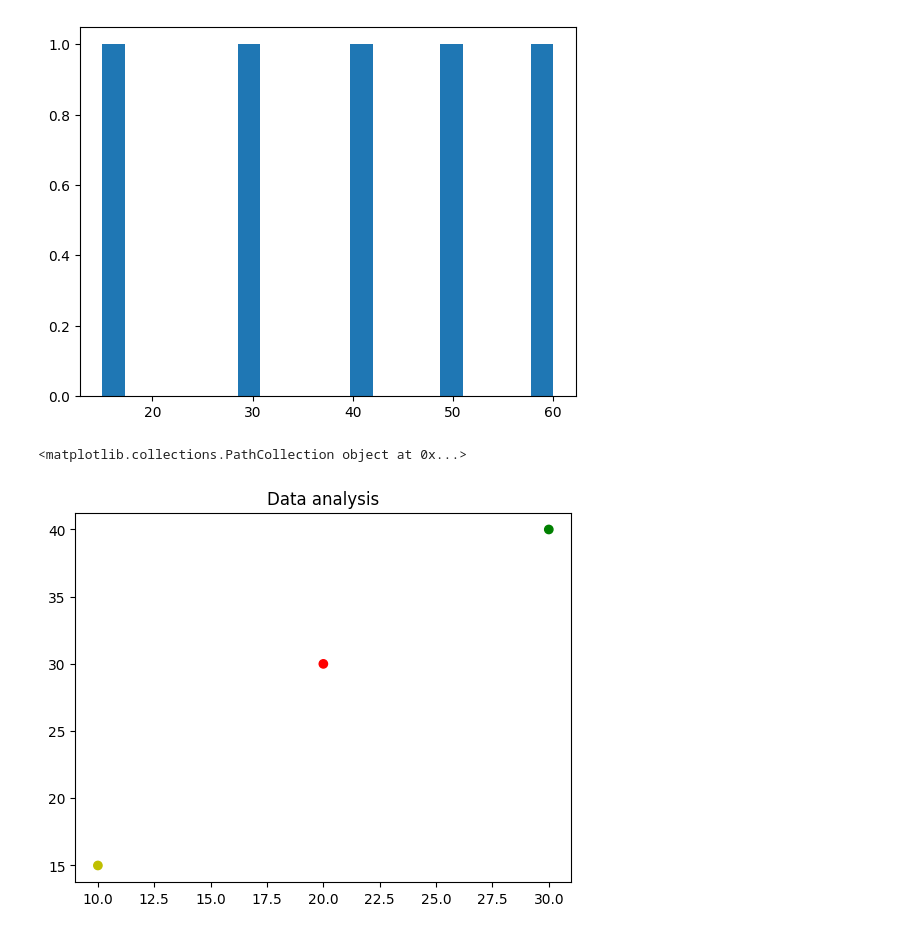
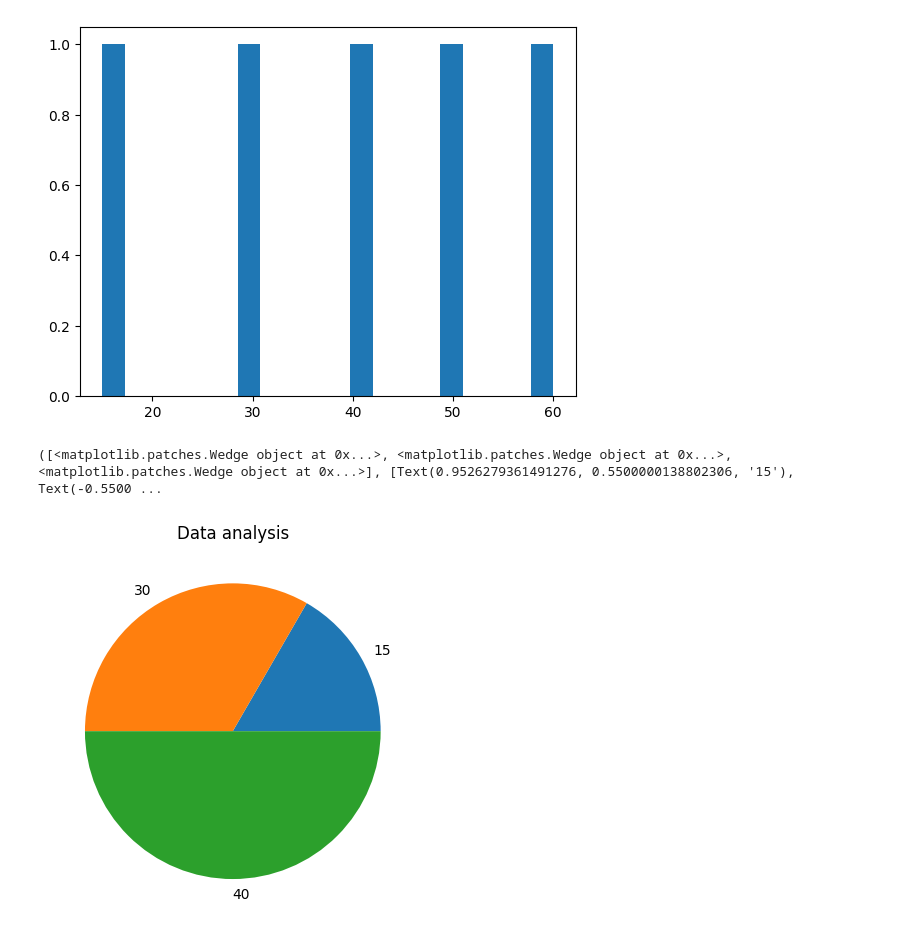
Before and after one commit to RamyaSri2222/Data-Science, a Jupyter notebook: Untitled23.ipynb, the cells around one changed output. Cells and saved outputs as stored; diff of their text form; code cells hidden in the pictures.

```diff
--- a/Untitled23.ipynb
+++ b/Untitled23.ipynb
@@ -36,12 +36,10 @@ print(m)
 # %%
 import matplotlib.pyplot as plt
 x=[10,20,30]
 y=[15,30,40]
-k=[12,14,16,18,20]
-c=['y','r','g']
 plt.title("Data analysis")
-m=plt.scatter(x,y,label=k,color=c)
+m=plt.pie(x,labels=y)
 print(m)
 # %% [output]
-<matplotlib.collections.PathCollection object at 0x...>
+([<matplotlib.patches.Wedge object at 0x...>, <matplotlib.patches.Wedge object at 0x...>, <matplotlib.patches.Wedge object at 0x...>], [Text(0.9526279361491276, 0.5500000138802306, '15'), Text(-0.5500 ...
-[figure, old version]
+[figure, new version]
```
